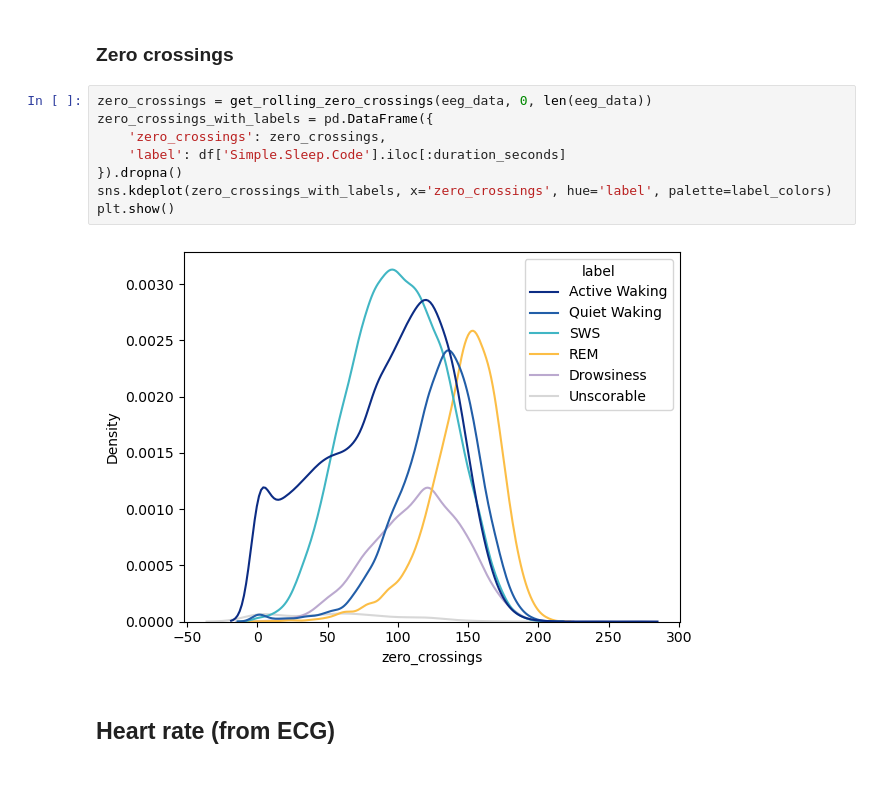
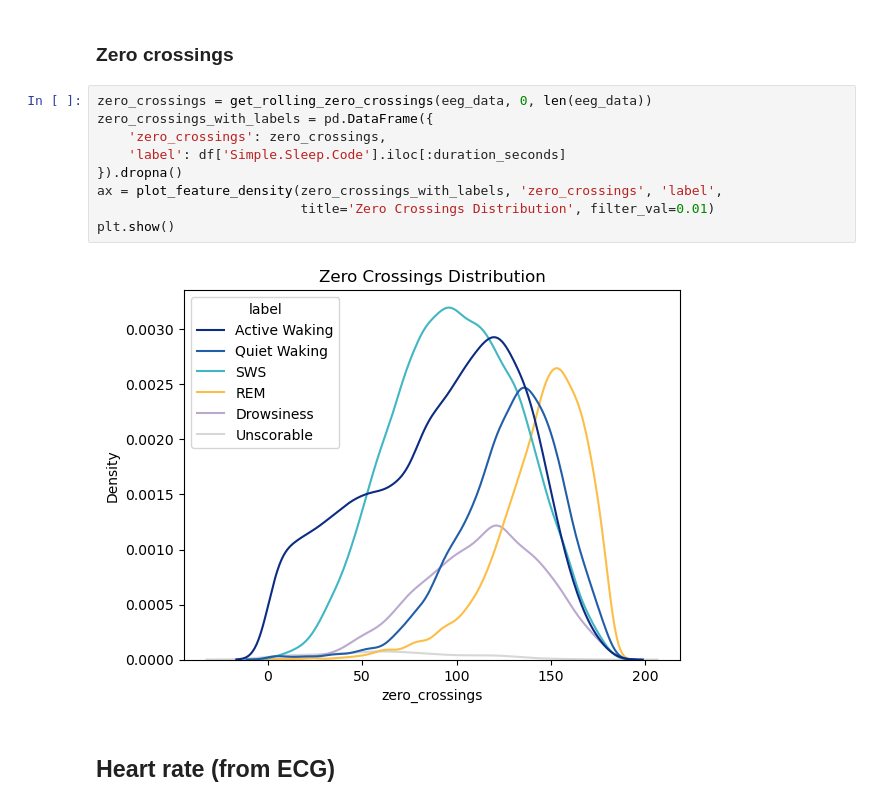
Before and after one commit to jmkendallbar/ecophys-ecoviz, a Jupyter notebook: notebooks/01_feature_extraction_v1.ipynb, the cells around one changed output. Saved outputs shown, nothing was run; the diff lists cells and outputs as text; blank space fills up the shorter version.

```diff
--- a/notebooks/01_feature_extraction_v1.ipynb
+++ b/notebooks/01_feature_extraction_v1.ipynb
@@ -413,13 +410,14 @@ plt.show()
 # %%
 zero_crossings = get_rolling_zero_crossings(eeg_data, 0, len(eeg_data))
 zero_crossings_with_labels = pd.DataFrame({
     'zero_crossings': zero_crossings,
     'label': df['Simple.Sleep.Code'].iloc[:duration_seconds]
 }).dropna()
-sns.kdeplot(zero_crossings_with_labels, x='zero_crossings', hue='label', palette=label_colors)
+ax = plot_feature_density(zero_crossings_with_labels, 'zero_crossings', 'label',
+                          title='Zero Crossings Distribution', filter_val=0.01)
 plt.show()
 # %% [output]
-[figure, old version]
+[figure, new version]
 # %% [markdown]
 <a id='feature_ecg'></a>
 
```
Also changed, not shown: parts of 6 cells of this notebook, 11 other files.
